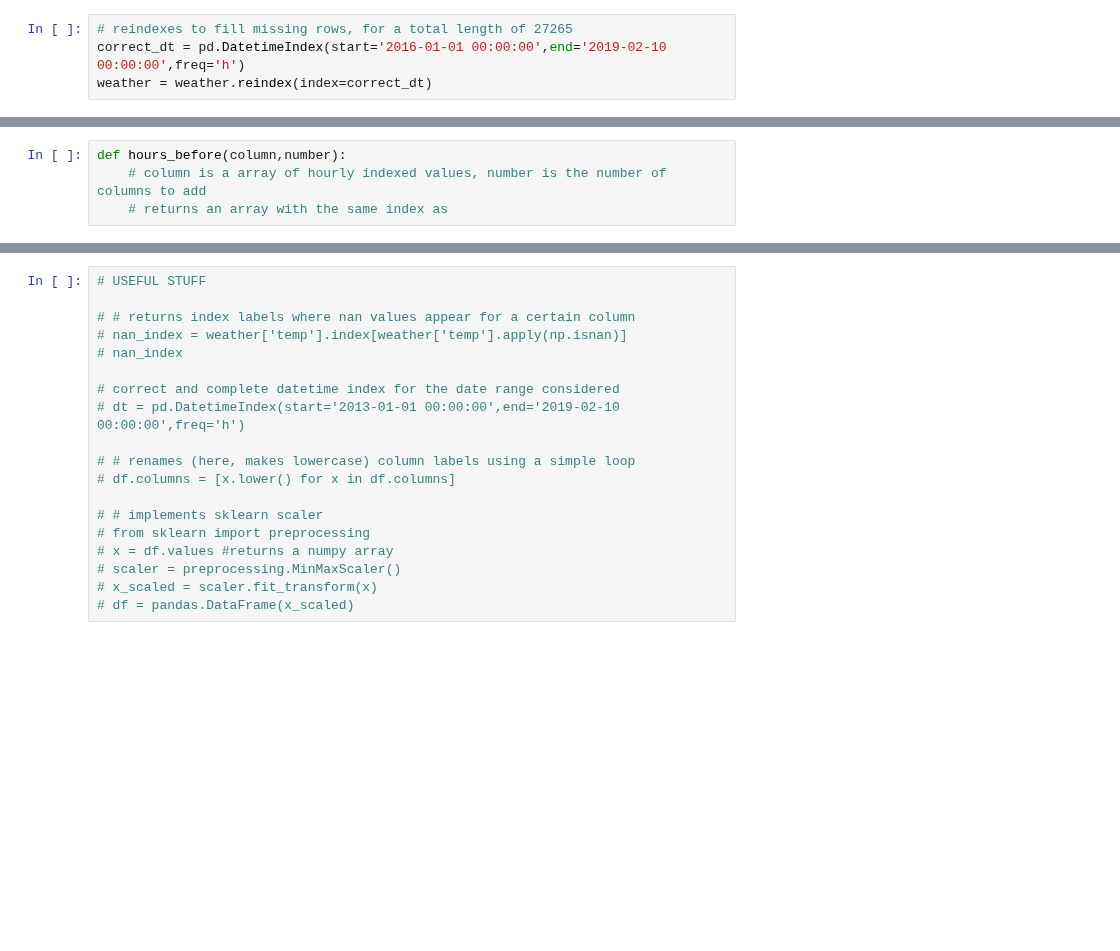
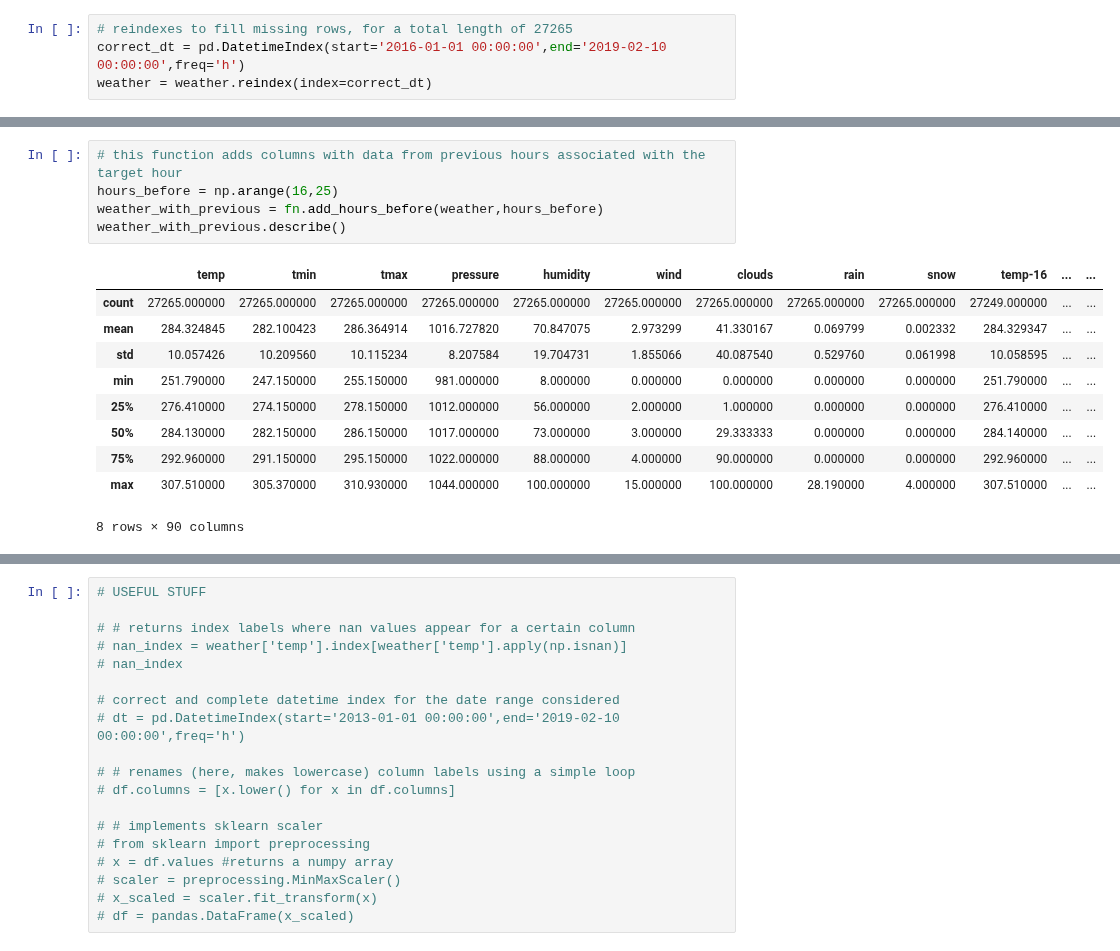
Before and after one commit to kevinkoste/university-load-forecasting, a Jupyter notebook: weather_pipeline.ipynb, the cells around one changed output, grey strips where cells are left out. Saved outputs shown, nothing was run; the diff lists cells and outputs as text; blank space fills up the shorter version.

```diff
--- a/weather_pipeline.ipynb
+++ b/weather_pipeline.ipynb
@@ -93,4 +102,16 @@ fn.snapshotplot(weather,'temp','2016-07-17 00:00:00','2016-07-23 00:00:00')
-# %%
-def hours_before(column,number):
-    # column is a array of hourly indexed values, number is the number of columns to add
-    # returns an array with the same index as
+# %%
+# this function adds columns with data from previous hours associated with the target hour
+hours_before = np.arange(16,25)
+weather_with_previous = fn.add_hours_before(weather,hours_before)
+weather_with_previous.describe()
+# %% [output]
+|  | temp | tmin | tmax | pressure | humidity | wind | clouds | rain | snow | temp-16 | ... | ... |
+| count | 27265.000000 | 27265.000000 | 27265.000000 | 27265.000000 | 27265.000000 | 27265.000000 | 27265.000000 | 27265.000000 | 27265.000000 | 27249.000000 | ... | ... |
+| mean | 284.324845 | 282.100423 | 286.364914 | 1016.727820 | 70.847075 | 2.973299 | 41.330167 | 0.069799 | 0.002332 | 284.329347 | ... | ... |
+| std | 10.057426 | 10.209560 | 10.115234 | 8.207584 | 19.704731 | 1.855066 | 40.087540 | 0.529760 | 0.061998 | 10.058595 | ... | ... |
+| min | 251.790000 | 247.150000 | 255.150000 | 981.000000 | 8.000000 | 0.000000 | 0.000000 | 0.000000 | 0.000000 | 251.790000 | ... | ... |
+| 25% | 276.410000 | 274.150000 | 278.150000 | 1012.000000 | 56.000000 | 2.000000 | 1.000000 | 0.000000 | 0.000000 | 276.410000 | ... | ... |
+| 50% | 284.130000 | 282.150000 | 286.150000 | 1017.000000 | 73.000000 | 3.000000 | 29.333333 | 0.000000 | 0.000000 | 284.140000 | ... | ... |
+| 75% | 292.960000 | 291.150000 | 295.150000 | 1022.000000 | 88.000000 | 4.000000 | 90.000000 | 0.000000 | 0.000000 | 292.960000 | ... | ... |
+| max | 307.510000 | 305.370000 | 310.930000 | 1044.000000 | 100.000000 | 15.000000 | 100.000000 | 28.190000 | 4.000000 | 307.510000 | ... | ... |
+8 rows × 90 columns
```
Also changed, not shown: parts of 13 cells of this notebook, 2 other files.
